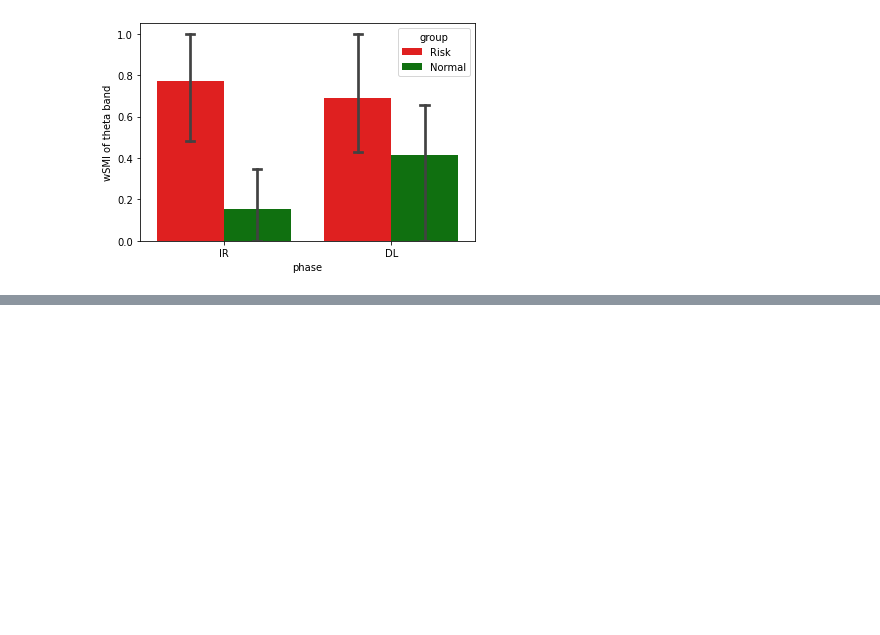
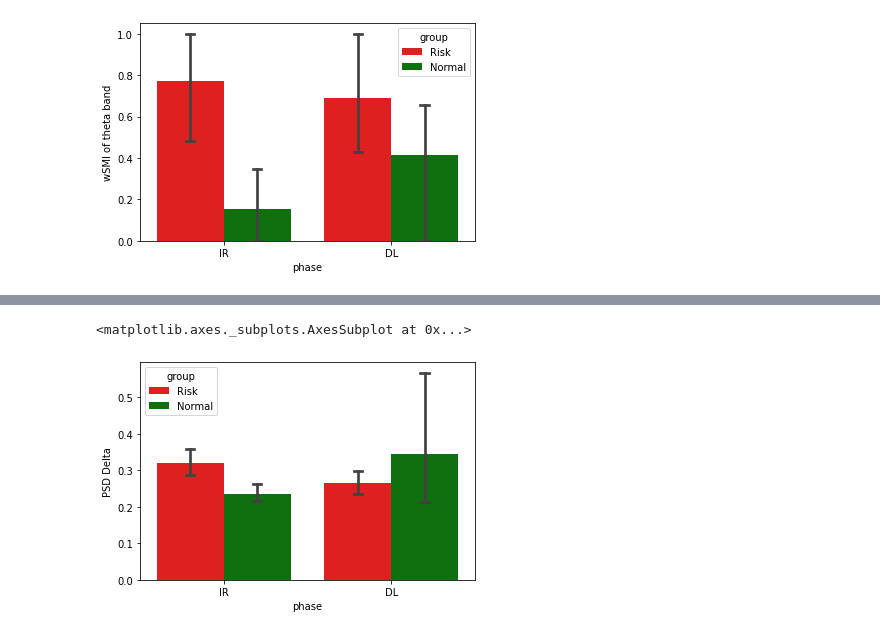
Before and after one commit to Sirabhop/Preclinical-AD-EEG-classification, a Jupyter notebook: Data_Exploration.ipynb, the cells around one changed output, grey strips where cells are left out. Saved outputs shown, nothing was run; the diff lists cells and outputs as text; code cells hidden in the pictures; blank space fills up the shorter version.

```diff
--- a/Data_Exploration.ipynb
+++ b/Data_Exploration.ipynb
@@ -821,0 +841,5 @@ plt.show()
+# %%
+plot_compare('IR-PSD_Delta', 'DL-PSD_Delta', 'PSD Delta')
+# %% [output]
+<matplotlib.axes._subplots.AxesSubplot at 0x...>
+[figure, added]
```
Also changed, not shown: parts of 13 cells of this notebook.
